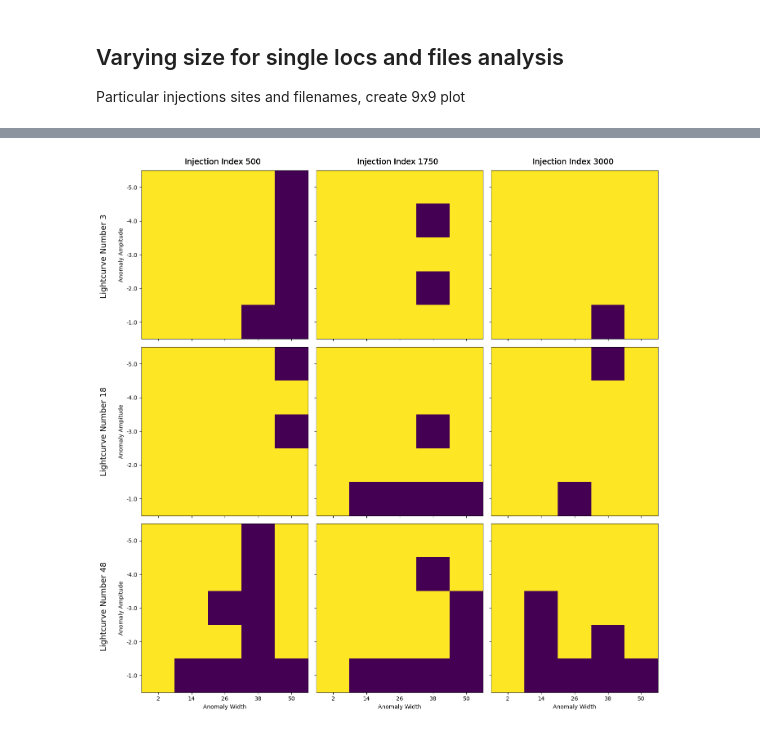
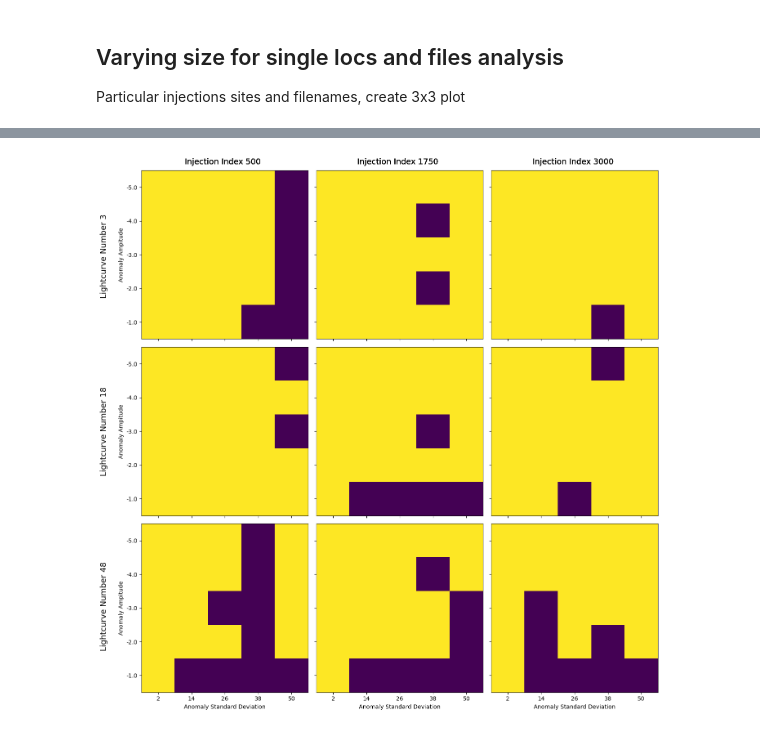
Before and after one commit to linneawolniewicz/dipper-detection, a Jupyter notebook: scripts/analyze.ipynb, the cells around one changed output, grey strips where cells are left out. Drawn from its saved outputs; the diff is of its cells as text; code cells hidden in the pictures.

```diff
--- a/scripts/analyze.ipynb
+++ b/scripts/analyze.ipynb
@@ -55,0 +84,37 @@ plt.show()
+# %%
+# Create figure
+fig, axs = plt.subplots(1, 3, figsize=(18, 6))
+# fig.suptitle("Ratio of Recovered Anomalies", fontsize=16)
+for ax in axs.flat:
+    ax.label_outer()
+
+# Colorbar placeholder
+im = None
+
+# Colorbar min and max
+vmin = grouped['identified_ratio'].min()
+vmax = grouped['identified_ratio'].max()
+
+# Plot each filename and location
+for i, filename in enumerate(filenames):
+    # Filter to only the current filename and label with filename
+    filename_grouped = grouped[grouped['filename'] == filename]
+    fig.text(0.19 + i / 3.2, 0.95, f"Lightcurve Number {short_filenames[i]}", ha='center', fontsize=14)
+
+    # Plot an imshow image colored by identified_ratio, x_axis is width_stdev, y_axis is amp
+    pivot = filename_grouped.pivot(index='amp', columns='width_stdev', values='identified_ratio')
+    axs[i].imshow(pivot, cmap='viridis', interpolation='nearest', aspect='auto', vmin=vmin, vmax=vmax)
+    if i==0: axs[i].set_ylabel("Anomaly Amplitude")
+    axs[i].set_xlabel("Anomaly Standard Deviation")
+    axs[i].set_xticks(range(len(pivot.columns)), pivot.columns)
+    axs[i].set_yticks(range(len(pivot.index)), pivot.index)
+
+plt.tight_layout(rect=[0, 0, 1, 0.95])
+
+# Add a single colorbar to the right of the subplots
+cbar = fig.colorbar(im, ax=axs, orientation='vertical', fraction=0.02, pad=0.01)
+cbar.set_label('Identified Ratio', fontsize=12)
+
+# Save and show the figure
+plt.savefig(data_dir + data_name + ".png")
+plt.show()
@@ -56,6 +123,6 @@ plt.show()
 # %% [markdown]
 ## Varying size for single locs and files analysis
-Particular injections sites and filenames, create 9x9 plot
+Particular injections sites and filenames, create 3x3 plot
 # %%
 data_dir = "../results/"
 data_file = "gp_varying_anomaly_size_results.csv"
@@ -88,32 +155,32 @@ results.head()
 fig, axs = plt.subplots(3, 3, figsize=(15, 15))
 # fig.suptitle('Yellow: Anomaly Recovered, Purple: Anomaly Not Recovered', fontsize=16)
 for ax in axs.flat:
     ax.label_outer()
 
 # Plot each filename and location
 for i, filename in enumerate(filenames):
     # Label the row and y axis of outer plot
     axs[i, 0].set_ylabel(f"Anomaly Ampitude")
     fig.text(0.03, 0.8 - i / 3.5, f"Lightcurve Number {short_filenames[i]}", va='center', rotation='vertical', fontsize=14)
 
     for j, location in enumerate(locations):
         # Label the column and x axis of outer plot
-        axs[2, j].set_xlabel(f"Anomaly Width")
+        axs[2, j].set_xlabel(f"Anomaly Standard Deviation")
         fig.text(0.23 + j / 3.5, 0.95, f"Injection Index {location}", ha='center', fontsize=14)
 
         current = results[results['filename'] == filename]
         current = current[current['location_idx'] == location]
         current = current.drop_duplicates(subset=['amp', 'width_stdev'])
 
         pivot = current.pivot(index='amp', columns='width_stdev', values='identified_ratio')
         axs[i, j].imshow(pivot, cmap='viridis', interpolation='nearest', aspect='auto')
         axs[i, j].set_xticks(range(len(pivot.columns)))
         axs[i, j].set_xticklabels(pivot.columns)
         axs[i, j].set_yticks(range(len(pivot.index)))
         axs[i, j].set_yticklabels(pivot.index)
 
 plt.tight_layout(rect=[0.05, 0.05, 0.95, 0.95])
 plt.savefig(data_dir + data_name + ".png")
 plt.show()
 # %% [output]
-[figure, old version]
+[figure, new version]
```
Also changed, not shown: parts of 7 cells of this notebook, 2 other files.
